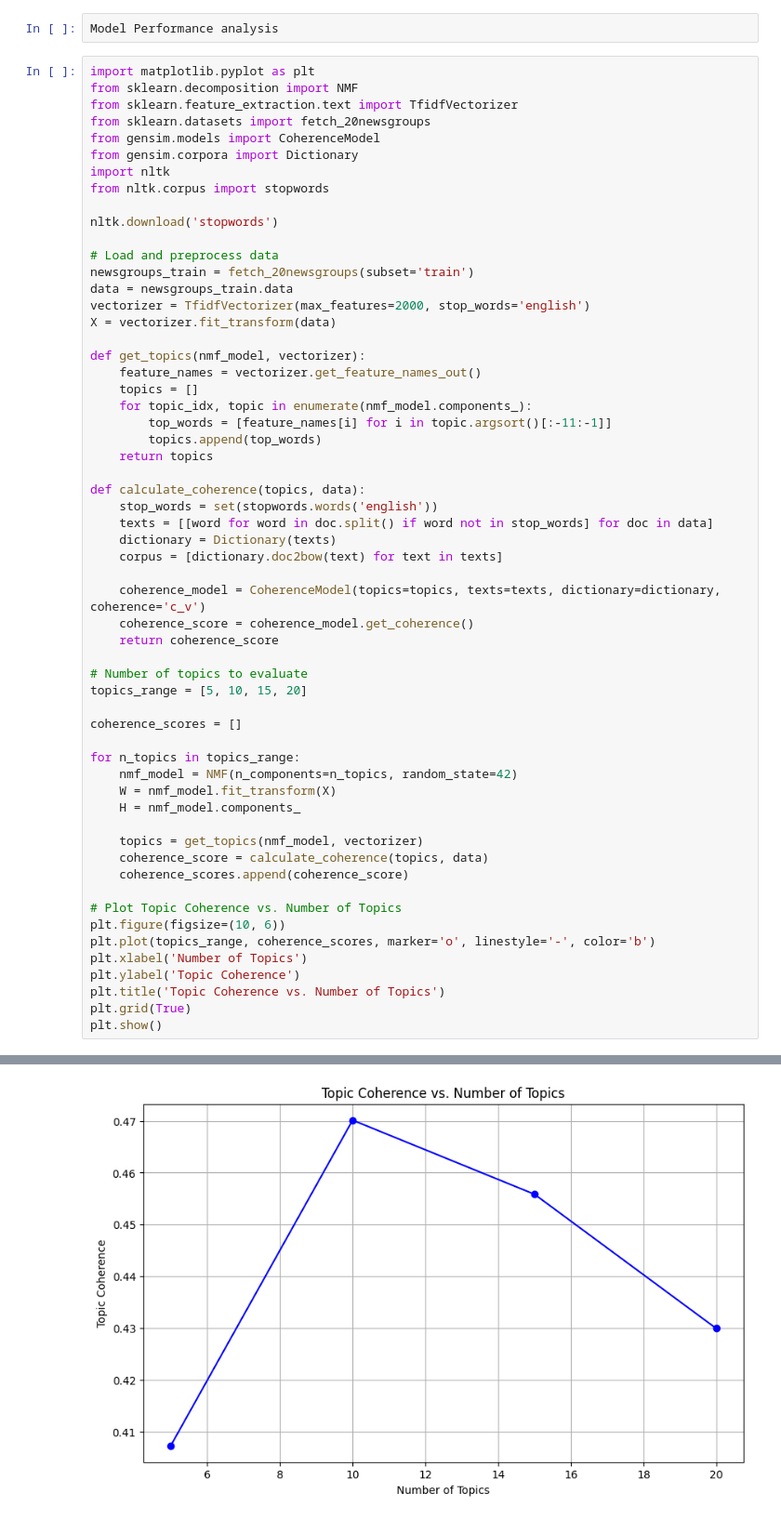
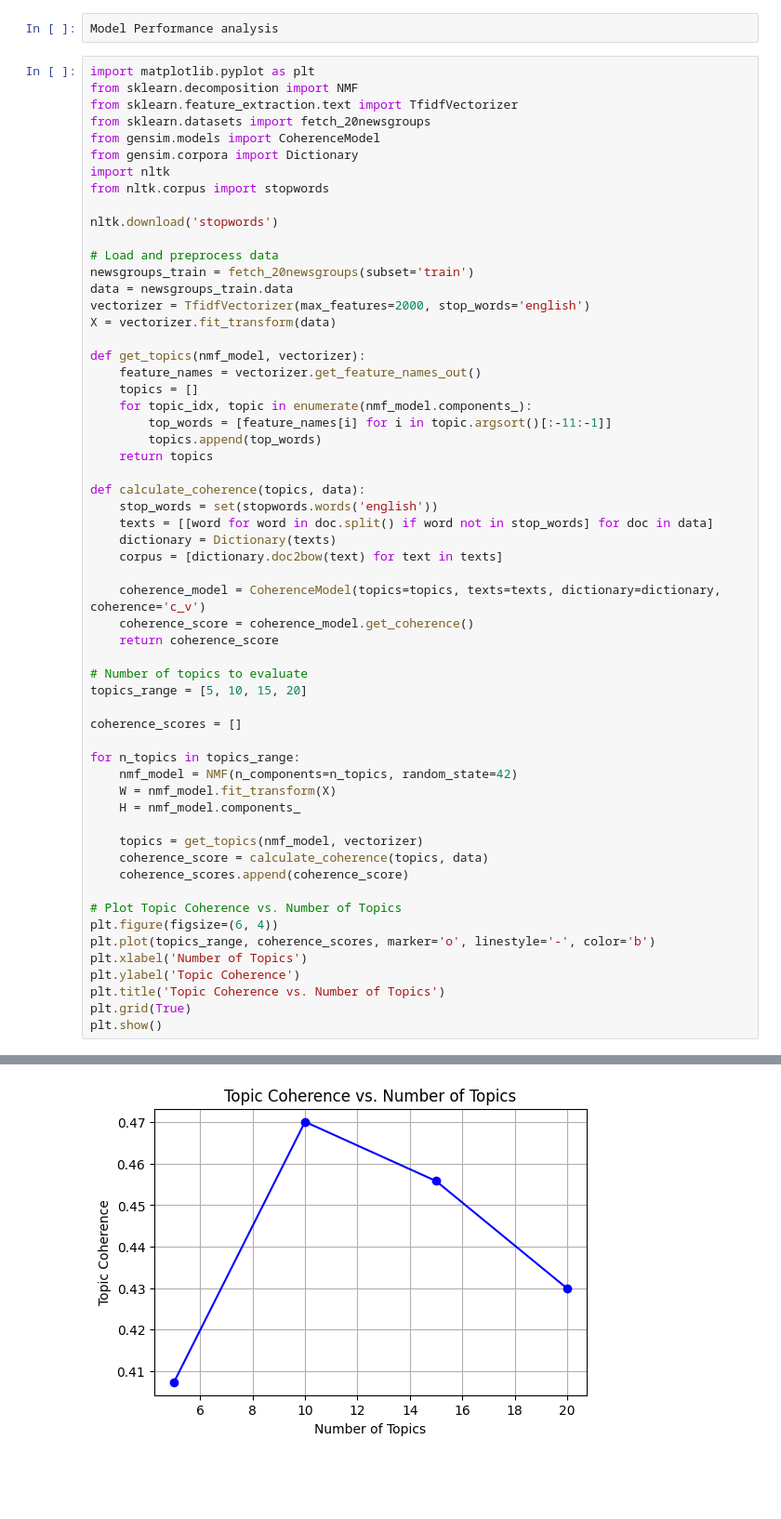
Before and after one commit to ganeshmukhiya/Modified-Topic-Modeling-NMF, a Jupyter notebook: model-analysis.ipynb, the cells around one changed output, grey strips where cells are left out. Shown: that part at 93% size. Cells and saved outputs as stored; diff of their text form; blank space fills up the shorter version.

```diff
--- a/model-analysis.ipynb
+++ b/model-analysis.ipynb
@@ -206,35 +206,35 @@ def calculate_coherence(topics, data):
     corpus = [dictionary.doc2bow(text) for text in texts]
 
     coherence_model = CoherenceModel(topics=topics, texts=texts, dictionary=dictionary, coherence='c_v')
     coherence_score = coherence_model.get_coherence()
     return coherence_score
 
 # Number of topics to evaluate
 topics_range = [5, 10, 15, 20]
 
 coherence_scores = []
 
 for n_topics in topics_range:
     nmf_model = NMF(n_components=n_topics, random_state=42)
     W = nmf_model.fit_transform(X)
     H = nmf_model.components_
 
     topics = get_topics(nmf_model, vectorizer)
     coherence_score = calculate_coherence(topics, data)
     coherence_scores.append(coherence_score)
 
 # Plot Topic Coherence vs. Number of Topics
-plt.figure(figsize=(10, 6))
+plt.figure(figsize=(6, 4))
 plt.plot(topics_range, coherence_scores, marker='o', linestyle='-', color='b')
 plt.xlabel('Number of Topics')
 plt.ylabel('Topic Coherence')
 plt.title('Topic Coherence vs. Number of Topics')
 plt.grid(True)
 plt.show()
 # %% [output]
 [nltk_data] Downloading package stopwords to /root/nltk_data...
 [nltk_data]   Package stopwords is already up-to-date!
-[figure, old version]
+[figure, new version]
 # %%
 import matplotlib.pyplot as plt
 from sklearn.decomposition import NMF
```
Also changed, not shown: parts of 7 cells of this notebook.
